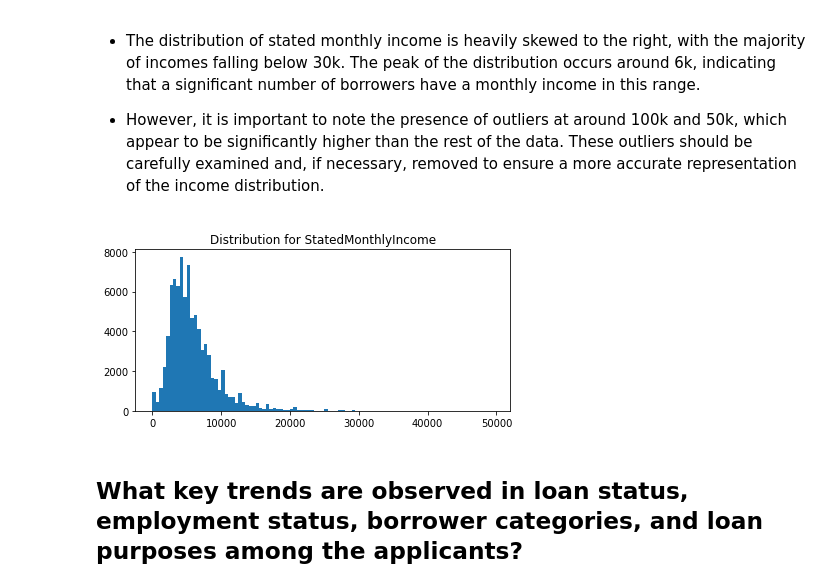
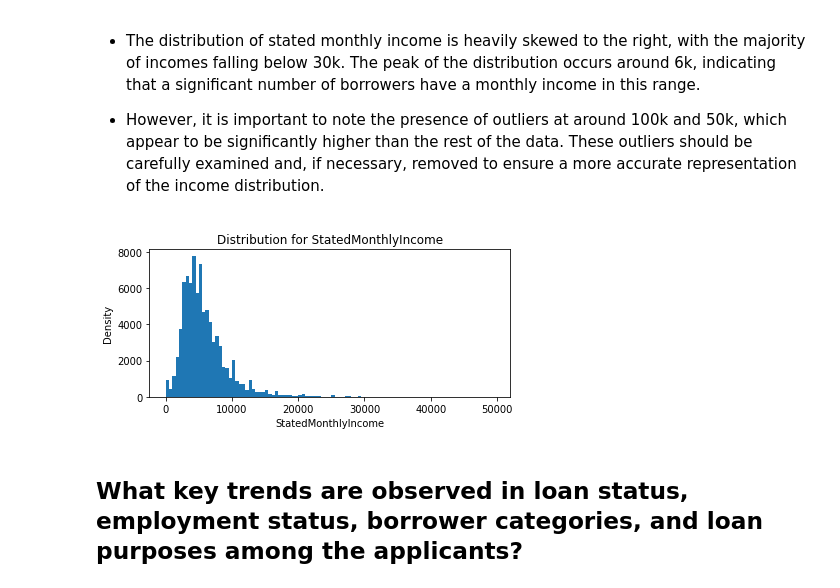
Before and after one commit to BLan28/Loan-Data-from-Prosper, a Jupyter notebook: Part_II_slide_deck_template.ipynb, the cells around one changed output. Saved outputs shown, nothing was run; the diff lists cells and outputs as text; code cells hidden in the pictures.

```diff
--- a/Part_II_slide_deck_template.ipynb
+++ b/Part_II_slide_deck_template.ipynb
@@ -62,11 +75,13 @@ for n, col in enumerate(num_col_to_uni_explore):
 # %%
 plt.figure(figsize=(6,3))
 bins = np.arange(0, 50000, 500)
 plt.hist(data=loan_data, x= 'StatedMonthlyIncome', bins = bins)
 plt.title("Distribution for StatedMonthlyIncome")
+plt.xlabel("StatedMonthlyIncome")
+plt.ylabel("Density")
 plt.tight_layout()
 # %% [output]
-[figure, old version]
+[figure, new version]
 # %% [markdown]
 ## What key trends are observed in loan status, employment status, borrower categories, and loan purposes among the applicants?
 # %% [markdown]
```
Also changed, not shown: parts of 22 cells of this notebook, 2 other files.
